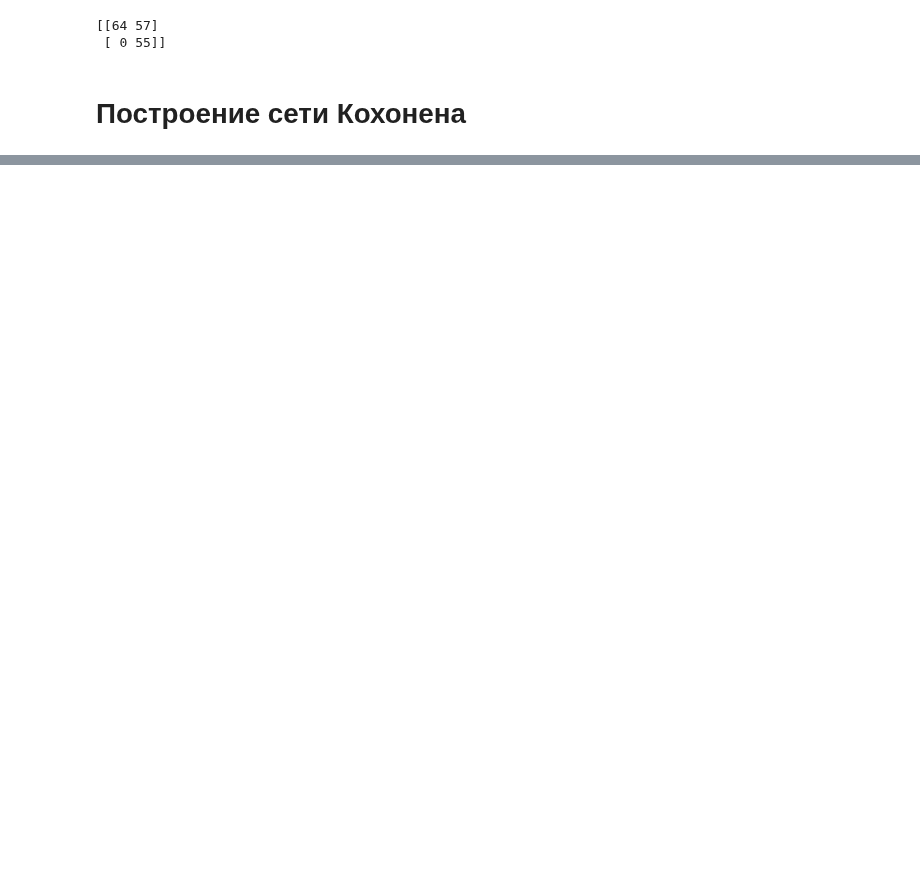
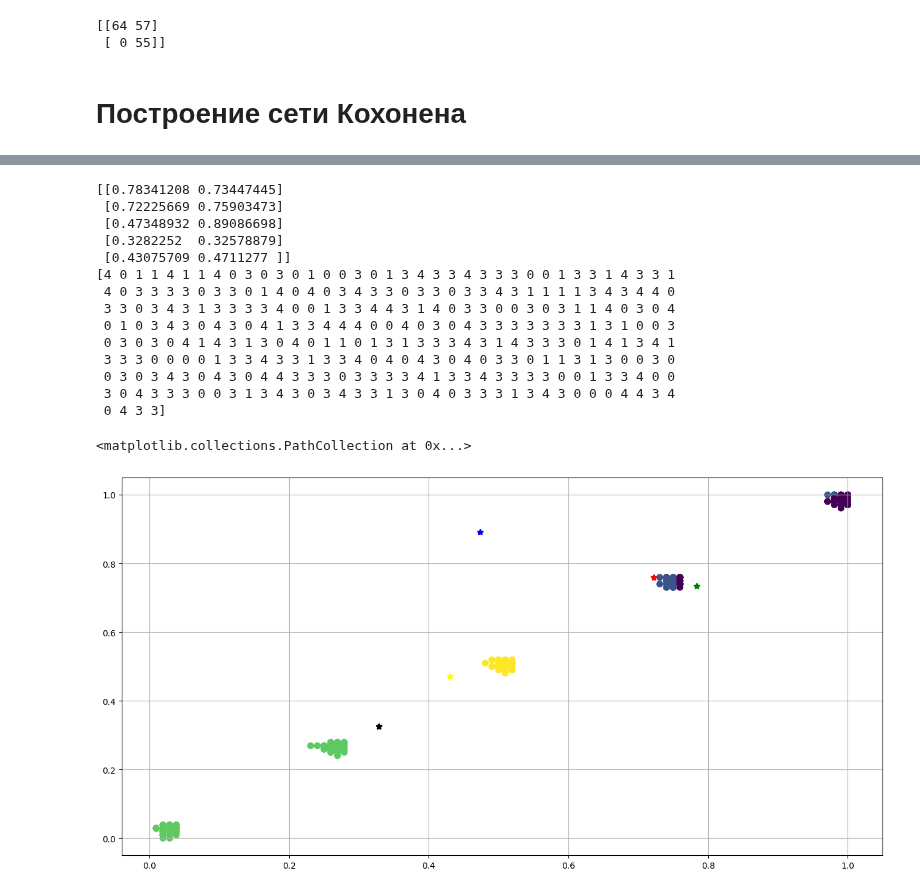
Before and after one commit to MorozovDesu/neural_network_technologies, a Jupyter notebook: "Нейросетевые_технологии_1_Лаба_ipynb".ipynb, the cells around one changed output, grey strips where cells are left out. Saved outputs shown, nothing was run; the diff lists cells and outputs as text; code cells hidden in the pictures; blank space fills up the shorter version.

```diff
--- a/"Нейросетевые_технологии_1_Лаба_ipynb".ipynb
+++ b/"Нейросетевые_технологии_1_Лаба_ipynb".ipynb
@@ -906,3 +829,38 @@ print(predTrain)
+# %%
+testMax = np.amax(X_test)
+testMin = np.amin(X_test)
+weightsTest = np.random.uniform(testMin, testMax, (5, 2))
+print(weightsTest)
+kohonen = KohonenNet(m=5, n=1,lr=0.1, sigma=1, max_iter=10000, weights=weightsTest)
+predTest = kohonen.predict(X_test)
+print(predTest)
+fig = plt.figure(figsize=(16,8))
+ax = fig.add_subplot()
+
+ax.scatter(X_test[:,0], X_test[:,1], marker='o', linewidths=2, c=predTest)
+ax.grid()
+ax.scatter(kohonen.returnChangedWeights()[0,0], kohonen.returnChangedWeights()[0,1],  marker='*', linewidths=2, c = "GREEN")
+ax.scatter(kohonen.returnChangedWeights()[1,0], kohonen.returnChangedWeights()[1,1],  marker='*', linewidths=2, c = "RED")
+ax.scatter(kohonen.returnChangedWeights()[2,0], kohonen.returnChangedWeights()[2,1],  marker='*', linewidths=2, c = "BLUE")
+ax.scatter(kohonen.returnChangedWeights()[3,0], kohonen.returnChangedWeights()[3,1],  marker='*', linewidths=2, c = "BLACK")
+ax.scatter(kohonen.returnChangedWeights()[4,0], kohonen.returnChangedWeights()[4,1],  marker='*', linewidths=2, c = "YELLOW")
+# %% [output]
+[[0.78341208 0.73447445]
+ [0.72225669 0.75903473]
+ [0.47348932 0.89086698]
+ [0.3282252  0.32578879]
+ [0.43075709 0.4711277 ]]
+[4 0 1 1 4 1 1 4 0 3 0 3 0 1 0 0 3 0 1 3 4 3 3 4 3 3 3 0 0 1 3 3 1 4 3 3 1
+ 4 0 3 3 3 3 0 3 3 0 1 4 0 4 0 3 4 3 3 0 3 3 0 3 3 4 3 1 1 1 1 3 4 3 4 4 0
+ 3 3 0 3 4 3 1 3 3 3 3 4 0 0 1 3 3 4 4 3 1 4 0 3 3 0 0 3 0 3 1 1 4 0 3 0 4
+ 0 1 0 3 4 3 0 4 3 0 4 1 3 3 4 4 4 0 0 4 0 3 0 4 3 3 3 3 3 3 3 1 3 1 0 0 3
+ 0 3 0 3 0 4 1 4 3 1 3 0 4 0 1 1 0 1 3 1 3 3 3 4 3 1 4 3 3 3 0 1 4 1 3 4 1
+ 3 3 3 0 0 0 0 1 3 3 4 3 3 1 3 3 4 0 4 0 4 3 0 4 0 3 3 0 1 1 3 1 3 0 0 3 0
+ 0 3 0 3 4 3 0 4 3 0 4 4 3 3 3 0 3 3 3 3 4 1 3 3 4 3 3 3 3 0 0 1 3 3 4 0 0
+ 3 0 4 3 3 3 0 0 3 1 3 4 3 0 3 4 3 3 1 3 0 4 0 3 3 3 1 3 4 3 0 0 0 4 4 3 4
+ 0 4 3 3]
+<matplotlib.collections.PathCollection at 0x...>
+[figure, added]
 # %%
 predTest = predTest.reshape((len(predTest),1))
 print(confusion_matrix(y_test, predTest))
```
Also changed, not shown: parts of 33 cells of this notebook.
